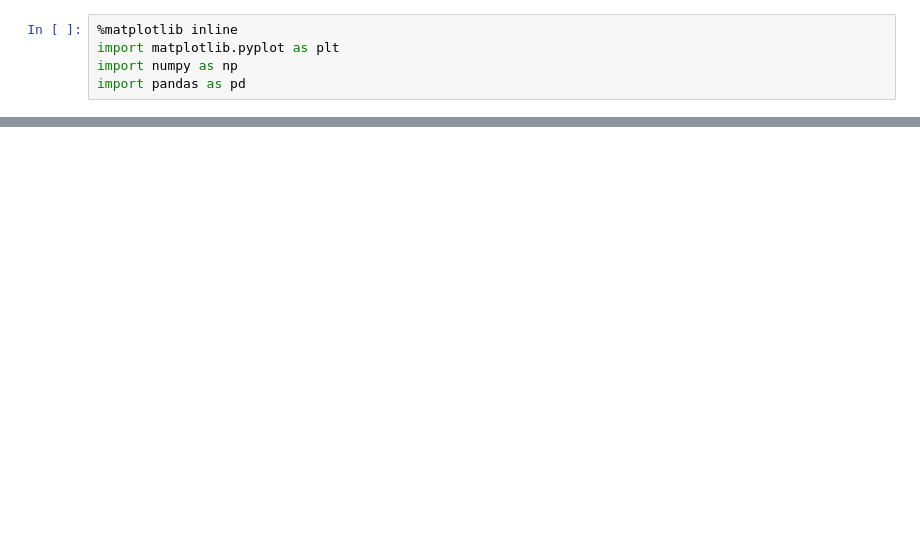
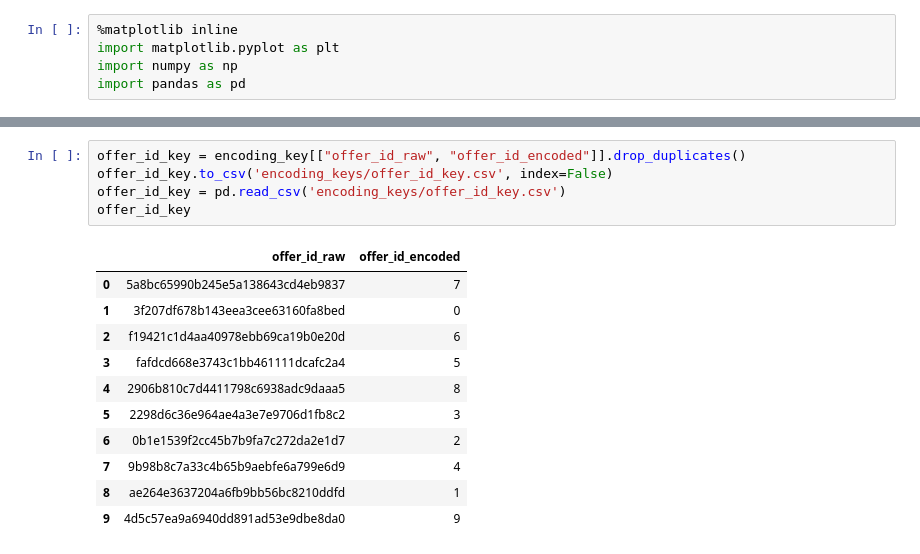
Before and after one commit to kehull/Project-3, a Jupyter notebook: Resources/models_kelly/encode_transactions.ipynb, the cells around one changed output, grey strips where cells are left out. Cells and saved outputs as stored; diff of their text form; blank space fills up the shorter version.

```diff
--- a/Resources/models_kelly/encode_transactions.ipynb
+++ b/Resources/models_kelly/encode_transactions.ipynb
@@ -110,0 +111,17 @@ df.to_csv('encoded_transactions.csv', index=False)
+# %%
+offer_id_key = encoding_key[["offer_id_raw", "offer_id_encoded"]].drop_duplicates()
+offer_id_key.to_csv('encoding_keys/offer_id_key.csv', index=False)
+offer_id_key = pd.read_csv('encoding_keys/offer_id_key.csv')
+offer_id_key
+# %% [output]
+|  | offer_id_raw | offer_id_encoded |
+| 0 | 5a8bc65990b245e5a138643cd4eb9837 | 7 |
+| 1 | 3f207df678b143eea3cee63160fa8bed | 0 |
+| 2 | f19421c1d4aa40978ebb69ca19b0e20d | 6 |
+| 3 | fafdcd668e3743c1bb461111dcafc2a4 | 5 |
+| 4 | 2906b810c7d4411798c6938adc9daaa5 | 8 |
+| 5 | 2298d6c36e964ae4a3e7e9706d1fb8c2 | 3 |
+| 6 | 0b1e1539f2cc45b7b9fa7c272da2e1d7 | 2 |
+| 7 | 9b98b8c7a33c4b65b9aebfe6a799e6d9 | 4 |
+| 8 | ae264e3637204a6fb9bb56bc8210ddfd | 1 |
+| 9 | 4d5c57ea9a6940dd891ad53e9dbe8da0 | 9 |
```
Also changed, not shown: parts of 11 cells of this notebook, 8 other files.
